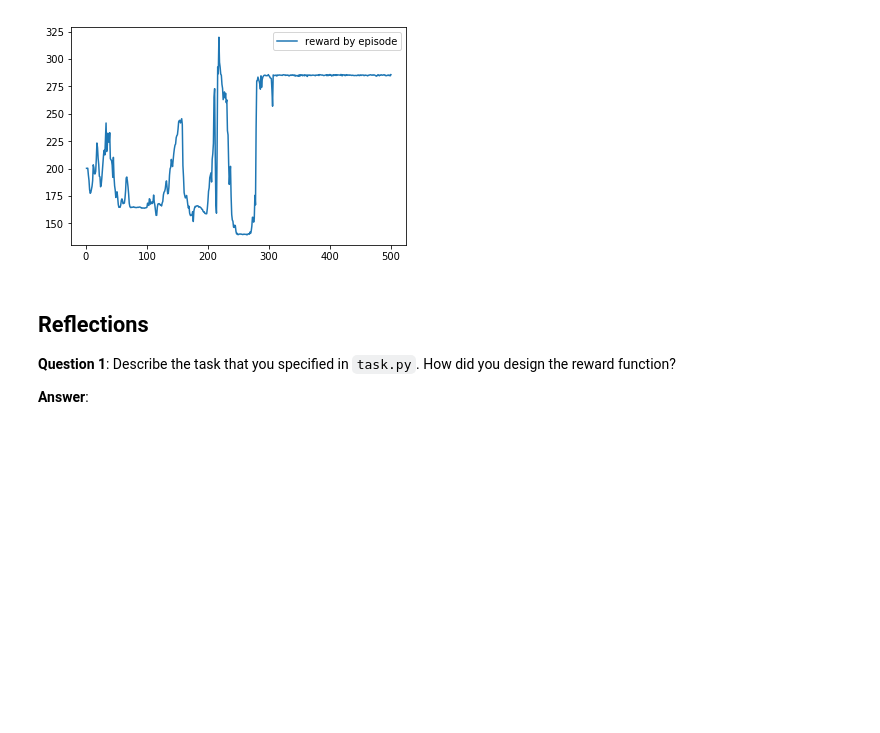
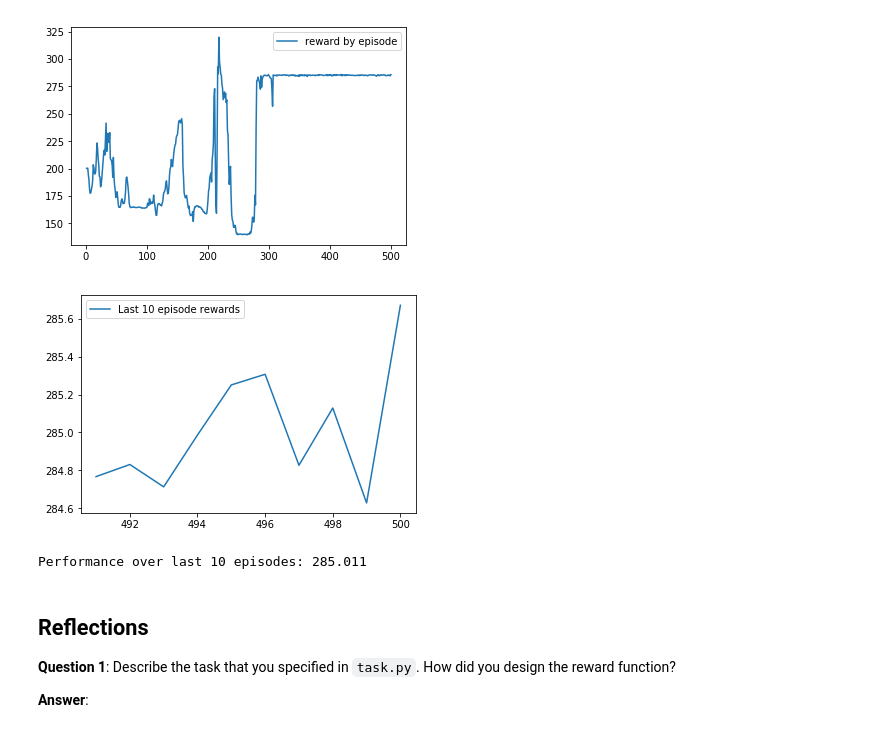
Before and after one commit to rafaelszp/RL-Quadcopter-2, a Jupyter notebook: Quadcopter_Project.ipynb, the cells around one changed output. Drawn from its saved outputs; the diff is of its cells as text; code cells hidden in the pictures; blank space fills up the shorter version.

Commit message:
plotting some results

```diff
--- a/Quadcopter_Project.ipynb
+++ b/Quadcopter_Project.ipynb
@@ -271,6 +271,17 @@ plt.legend()
 _ = plt.ylim()
 # %% [output]
 [figure]
+# %%
+plt.plot(results['episode'][-10:], results['reward'][-10:], label='Last 10 episode rewards')
+plt.legend()
+_ = plt.ylim()
+# %% [output]
+[figure, added]
+# %%
+#Mean Reward
+print("Performance over last 10 episodes: {:7.3f}".format(np.sum(results['reward'][-10:])/10))
+# %% [output]
+Performance over last 10 episodes: 285.011
 # %% [markdown]
 ## Reflections
 
```
